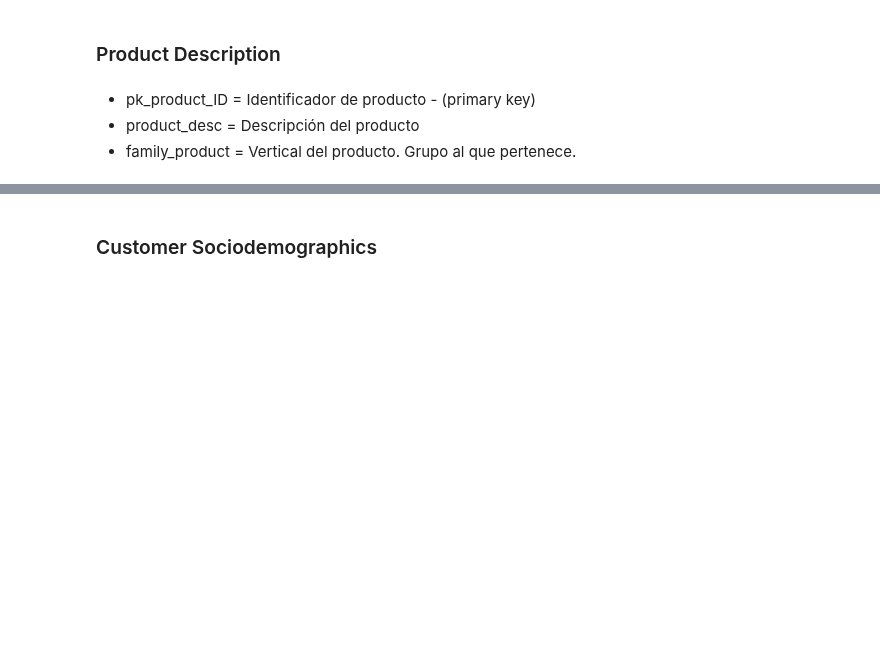
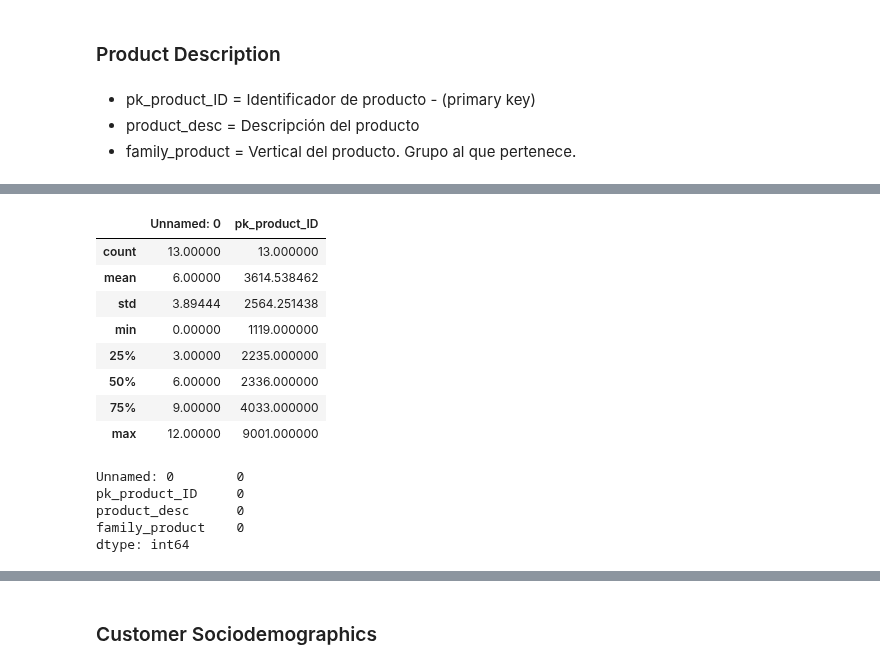
Before and after one commit to RicardColomOrero/easymoney, a Jupyter notebook: Easymoney.ipynb, the cells around one changed output, grey strips where cells are left out. Cells and saved outputs as stored; diff of their text form; code cells hidden in the pictures; blank space fills up the shorter version.

```diff
--- a/Easymoney.ipynb
+++ b/Easymoney.ipynb
@@ -243,4 +218,20 @@ sales_product_description.describe(include = ['object'])
 # %%
-sales_product_description.describe(exclude = ['object'])
+product_description_raw.describe(exclude = ['object'])
+# %% [output]
+|  | Unnamed: 0 | pk_product_ID |
+| count | 13.00000 | 13.000000 |
+| mean | 6.00000 | 3614.538462 |
+| std | 3.89444 | 2564.251438 |
+| min | 0.00000 | 1119.000000 |
+| 25% | 3.00000 | 2235.000000 |
+| 50% | 6.00000 | 2336.000000 |
+| 75% | 9.00000 | 4033.000000 |
+| max | 12.00000 | 9001.000000 |
 # %%
-sales_product_description.isnull().sum()
+product_description_raw.isnull().sum()
+# %% [output]
+Unnamed: 0        0
+pk_product_ID     0
+product_desc      0
+family_product    0
+dtype: int64
```
Also changed, not shown: parts of 115 cells of this notebook.
